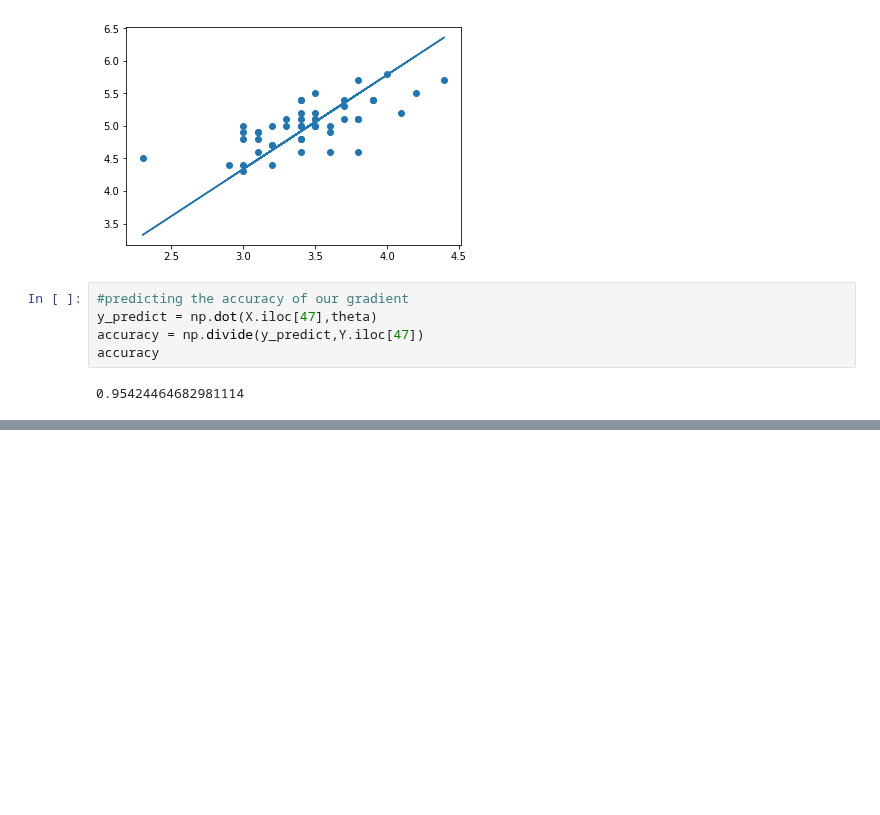
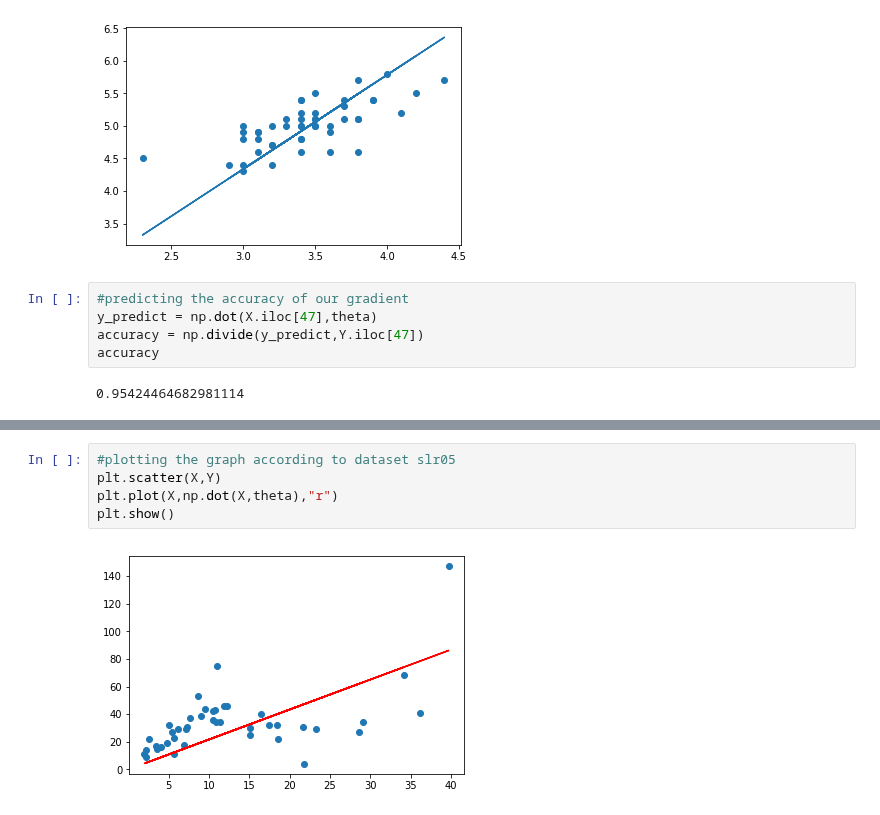
Before and after one commit to sandy1999/CS229, a Jupyter notebook: Gradient_descent.ipynb, the cells around one changed output, grey strips where cells are left out. Saved outputs shown, nothing was run; the diff lists cells and outputs as text; blank space fills up the shorter version.

```diff
--- a/Gradient_descent.ipynb
+++ b/Gradient_descent.ipynb
@@ -39,0 +60,7 @@ accuracy
+# %%
+#plotting the graph according to dataset slr05
+plt.scatter(X,Y)
+plt.plot(X,np.dot(X,theta),"r")
+plt.show()
+# %% [output]
+[figure, added]
```
Also changed, not shown: parts of 3 cells of this notebook, 1 other file.
